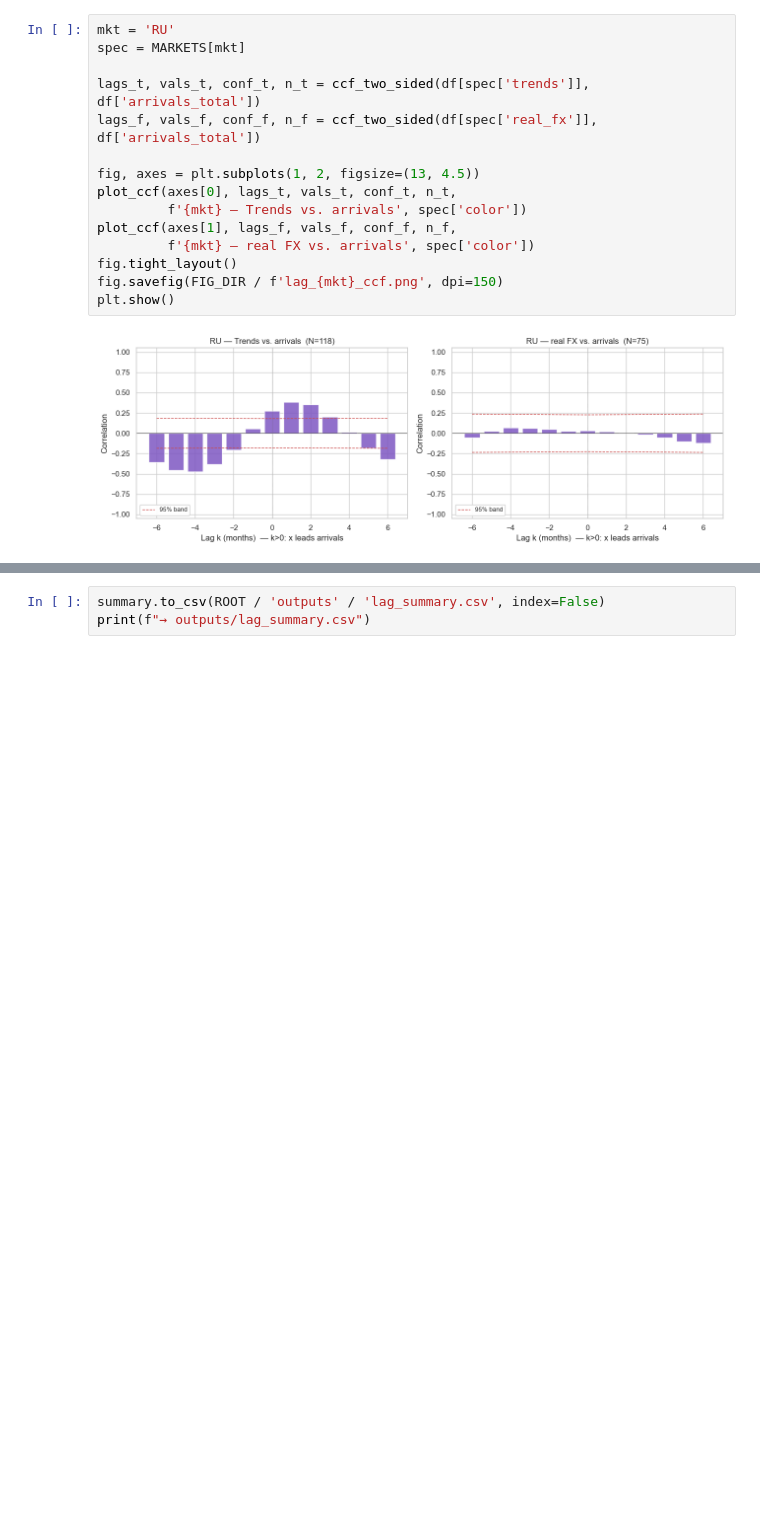
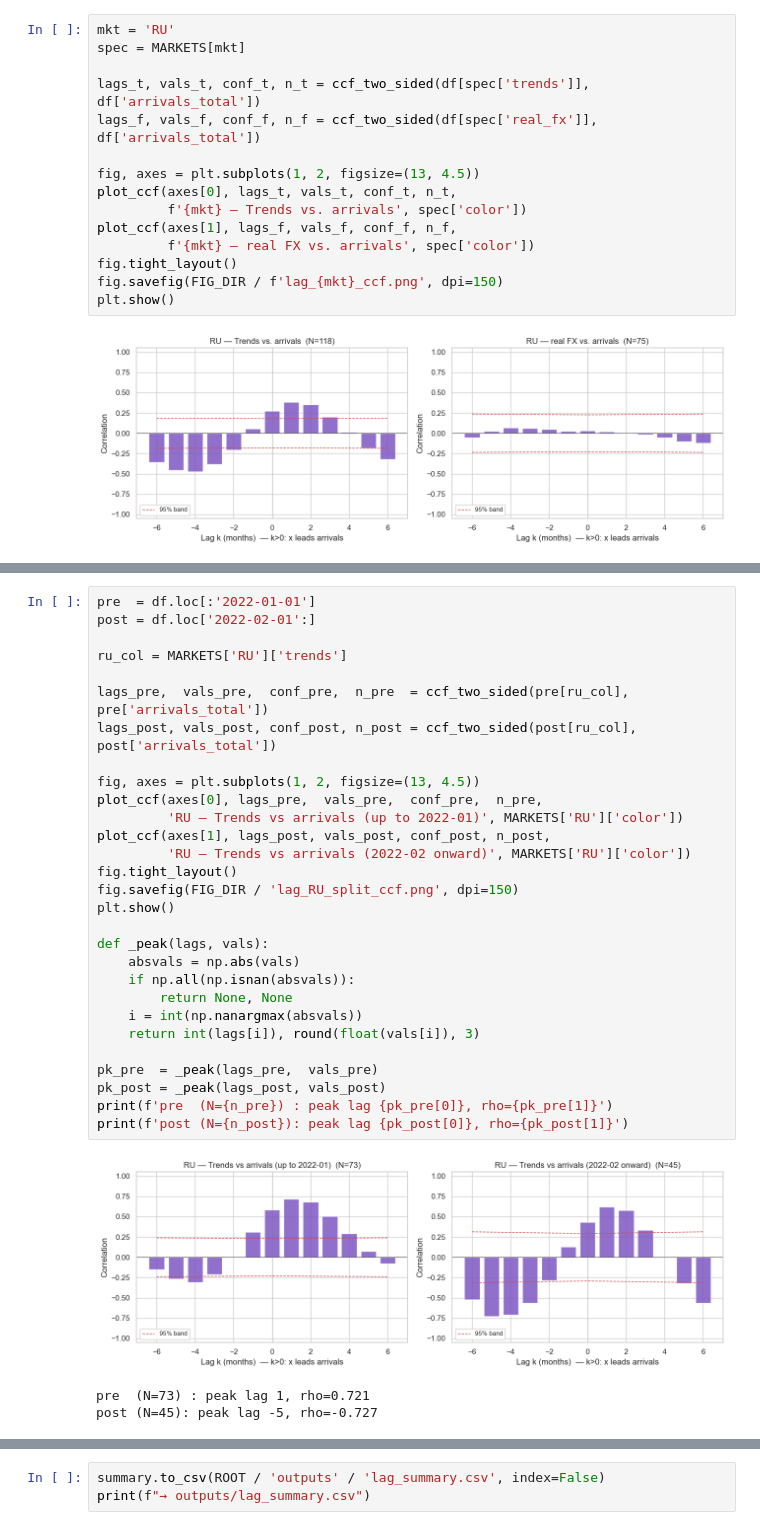
Before and after one commit to MetinSaldiris/turkey-tourism-macro-analysis, a Jupyter notebook: notebooks/02_lag_analysis.ipynb, the cells around one changed output, grey strips where cells are left out. Drawn from its saved outputs; the diff is of its cells as text; blank space fills up the shorter version.

```diff
--- a/notebooks/02_lag_analysis.ipynb
+++ b/notebooks/02_lag_analysis.ipynb
@@ -137,0 +142,33 @@ plt.show()
+# %%
+pre  = df.loc[:'2022-01-01']
+post = df.loc['2022-02-01':]
+
+ru_col = MARKETS['RU']['trends']
+
+lags_pre,  vals_pre,  conf_pre,  n_pre  = ccf_two_sided(pre[ru_col],  pre['arrivals_total'])
+lags_post, vals_post, conf_post, n_post = ccf_two_sided(post[ru_col], post['arrivals_total'])
+
+fig, axes = plt.subplots(1, 2, figsize=(13, 4.5))
+plot_ccf(axes[0], lags_pre,  vals_pre,  conf_pre,  n_pre,
+         'RU — Trends vs arrivals (up to 2022-01)', MARKETS['RU']['color'])
+plot_ccf(axes[1], lags_post, vals_post, conf_post, n_post,
+         'RU — Trends vs arrivals (2022-02 onward)', MARKETS['RU']['color'])
+fig.tight_layout()
+fig.savefig(FIG_DIR / 'lag_RU_split_ccf.png', dpi=150)
+plt.show()
+
+def _peak(lags, vals):
+    absvals = np.abs(vals)
+    if np.all(np.isnan(absvals)):
+        return None, None
+    i = int(np.nanargmax(absvals))
+    return int(lags[i]), round(float(vals[i]), 3)
+
+pk_pre  = _peak(lags_pre,  vals_pre)
+pk_post = _peak(lags_post, vals_post)
+print(f'pre  (N={n_pre}) : peak lag {pk_pre[0]}, rho={pk_pre[1]}')
+print(f'post (N={n_post}): peak lag {pk_post[0]}, rho={pk_post[1]}')
+# %% [output]
+[figure, added]
+pre  (N=73) : peak lag 1, rho=0.721
+post (N=45): peak lag -5, rho=-0.727
```
Also changed, not shown: parts of 9 cells of this notebook, 4 other files.
